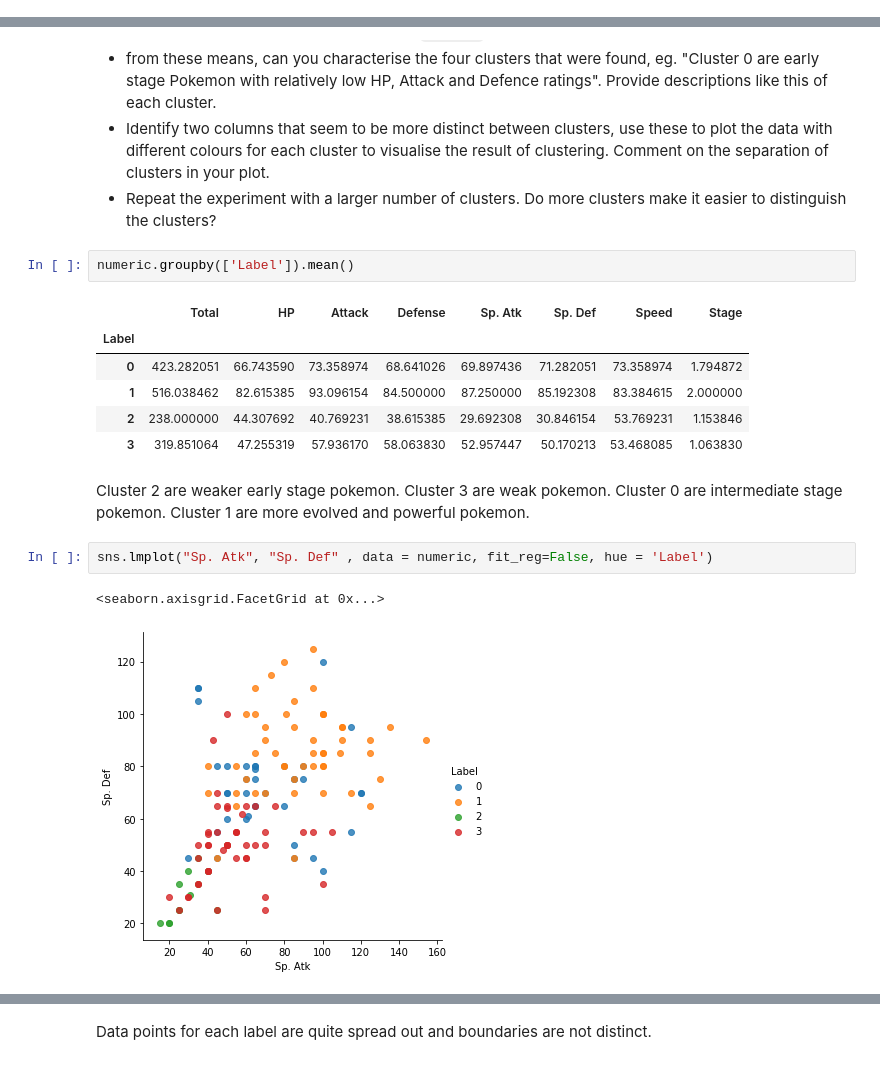
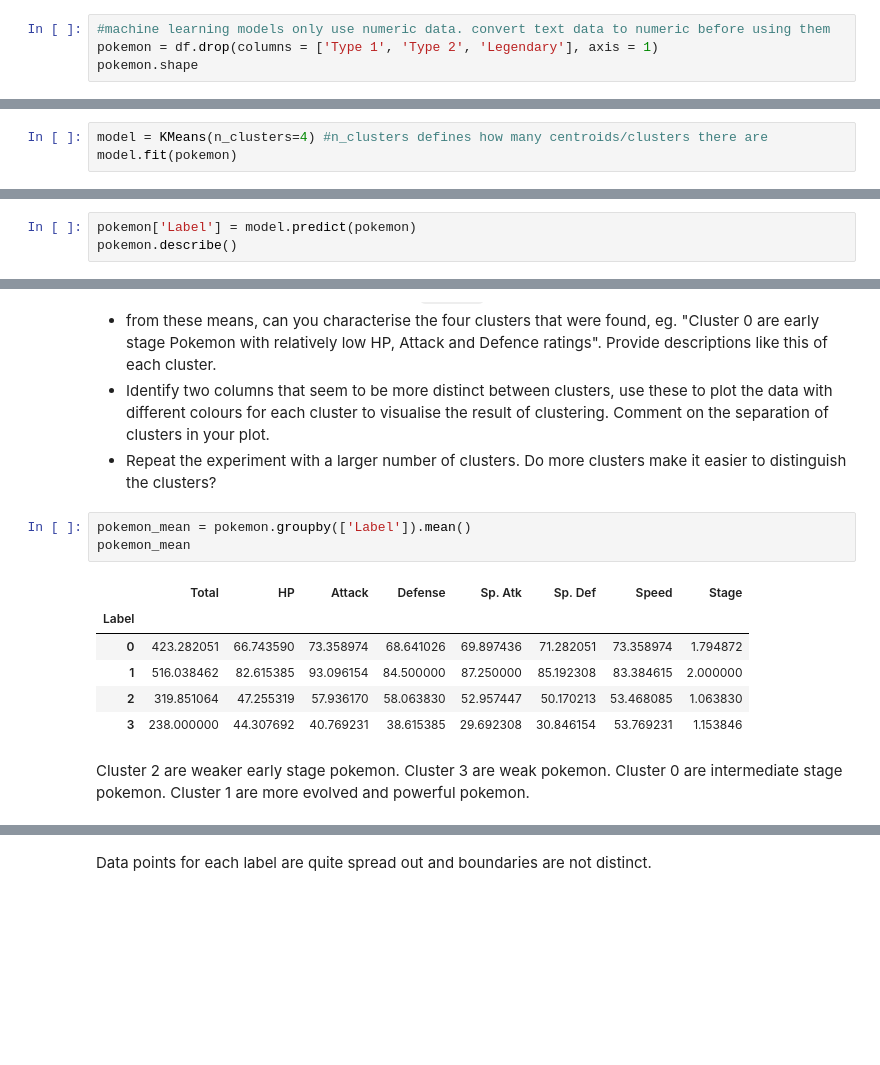
Before and after one commit to N-2-O/COMP2200-practical-workshops-N-2-O, a Jupyter notebook: Workshop Week 8.ipynb, the cells around one changed output, grey strips where cells are left out. Drawn from its saved outputs; the diff is of its cells as text; blank space fills up the shorter version.

```diff
--- a/Workshop Week 8.ipynb
+++ b/Workshop Week 8.ipynb
@@ -46,0 +38,4 @@ KMeans(algorithm='auto', copy_x=True, init='k-means++', max_iter=300,
+# %%
+#machine learning models only use numeric data. convert text data to numeric before using them
+pokemon = df.drop(columns = ['Type 1', 'Type 2', 'Legendary'], axis = 1)
+pokemon.shape
@@ -46,0 +54,3 @@ KMeans(algorithm='auto', copy_x=True, init='k-means++', max_iter=300,
+# %%
+model = KMeans(n_clusters=4) #n_clusters defines how many centroids/clusters there are
+model.fit(pokemon)
@@ -46,0 +61,3 @@ KMeans(algorithm='auto', copy_x=True, init='k-means++', max_iter=300,
+# %%
+pokemon['Label'] = model.predict(pokemon)
+pokemon.describe()
@@ -54,21 +102,17 @@ The first task is to find out what the members of each cluster are.  To do this,
  * Identify two columns that seem to be more distinct between clusters, use these to plot the data with different colours for each cluster to visualise the result of clustering.  Comment on the separation of clusters in your plot.
  * Repeat the experiment with a larger number of clusters. Do more clusters make it easier to distinguish the clusters?
 # %%
-numeric.groupby(['Label']).mean()
+pokemon_mean = pokemon.groupby(['Label']).mean()
+pokemon_mean
 # %% [output]
 |  | Total | HP | Attack | Defense | Sp. Atk | Sp. Def | Speed | Stage |
 | Label |  |  |  |  |  |  |  |  |
 | 0 | 423.282051 | 66.743590 | 73.358974 | 68.641026 | 69.897436 | 71.282051 | 73.358974 | 1.794872 |
 | 1 | 516.038462 | 82.615385 | 93.096154 | 84.500000 | 87.250000 | 85.192308 | 83.384615 | 2.000000 |
-| 2 | 238.000000 | 44.307692 | 40.769231 | 38.615385 | 29.692308 | 30.846154 | 53.769231 | 1.153846 |
-| 3 | 319.851064 | 47.255319 | 57.936170 | 58.063830 | 52.957447 | 50.170213 | 53.468085 | 1.063830 |
+| 2 | 319.851064 | 47.255319 | 57.936170 | 58.063830 | 52.957447 | 50.170213 | 53.468085 | 1.063830 |
+| 3 | 238.000000 | 44.307692 | 40.769231 | 38.615385 | 29.692308 | 30.846154 | 53.769231 | 1.153846 |
 # %% [markdown]
 Cluster 2 are weaker early stage pokemon.
 Cluster 3 are weak pokemon.
 Cluster 0 are intermediate stage pokemon.
 Cluster 1 are more evolved and powerful pokemon.
-# %%
-sns.lmplot("Sp. Atk", "Sp. Def" , data = numeric, fit_reg=False, hue = 'Label')
-# %% [output]
-<seaborn.axisgrid.FacetGrid at 0x...>
-[figure, removed]
```
Also changed, not shown: parts of 23 cells of this notebook.
